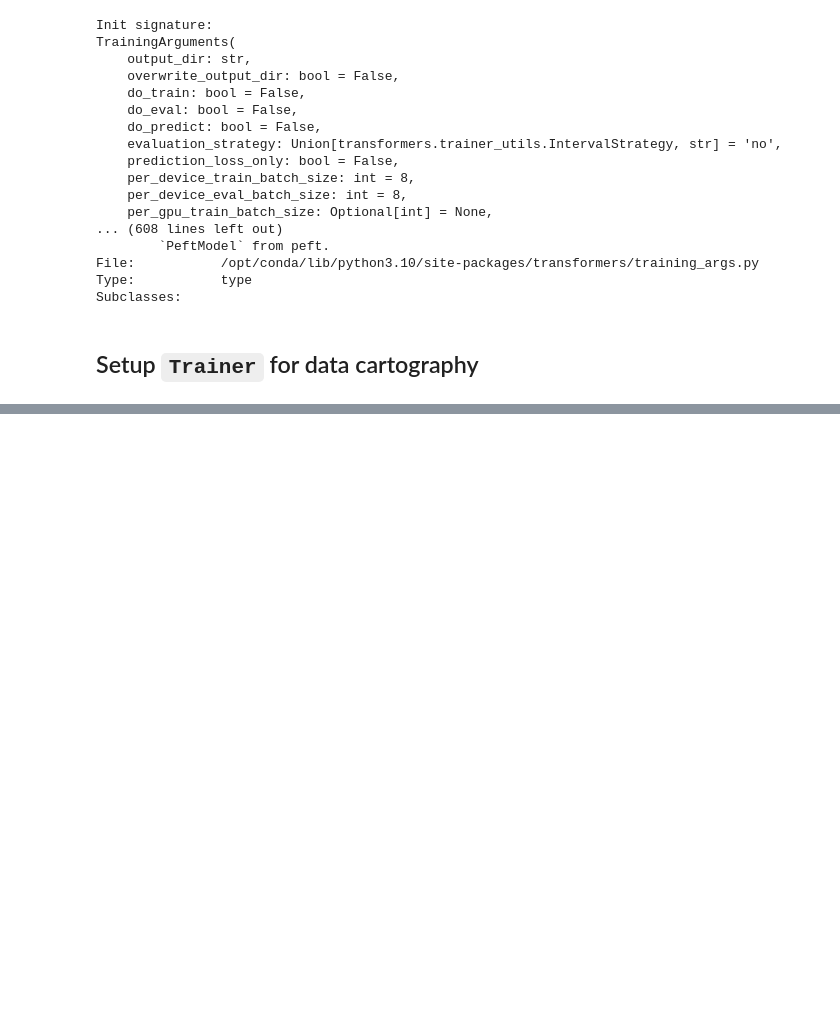
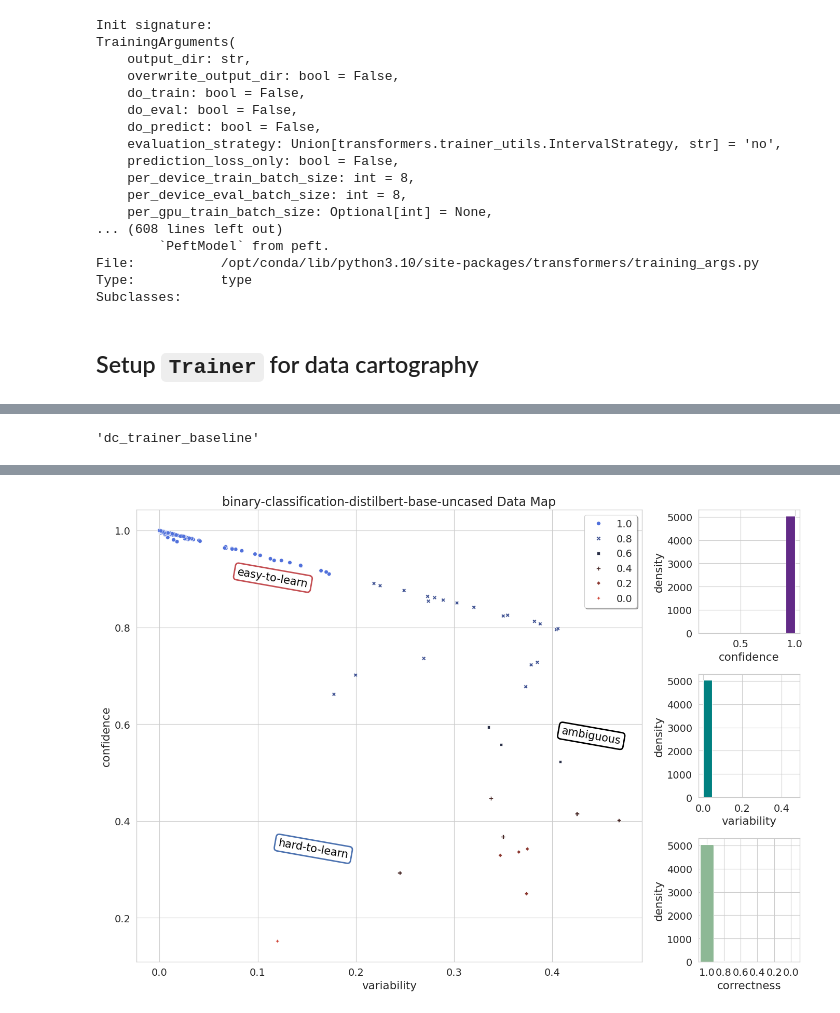
Before and after one commit to andrewrreed/hf-notebooks, a Jupyter notebook: data-cartography/data-cartography.ipynb, the cells around one changed output, grey strips where cells are left out. Saved outputs shown, nothing was run; the diff lists cells and outputs as text; code cells hidden in the pictures; blank space fills up the shorter version.

Commit message:
add plotting functionality

```diff
--- a/data-cartography/data-cartography.ipynb
+++ b/data-cartography/data-cartography.ipynb
@@ -357,0 +391,4 @@ TrainOutput(global_step=12, training_loss=0.3294784526030223, metrics={'train_ru
+# %%
+dc_trainer.args.output_dir
+# %% [output]
+'dc_trainer_baseline'
@@ -357,0 +464,7 @@ TrainOutput(global_step=12, training_loss=0.3294784526030223, metrics={'train_ru
+# %%
+args = Args(
+    model_dir="./dc_trainer_baseline",
+    model="distilbert-base-uncased",
+)
+metrics = compute_and_plot_cartography_metrics(args)
+# %% [output]
@@ -357,0 +488 @@ TrainOutput(global_step=12, training_loss=0.3294784526030223, metrics={'train_ru
+[figure, added]
```
Also changed, not shown: parts of 13 cells of this notebook.
